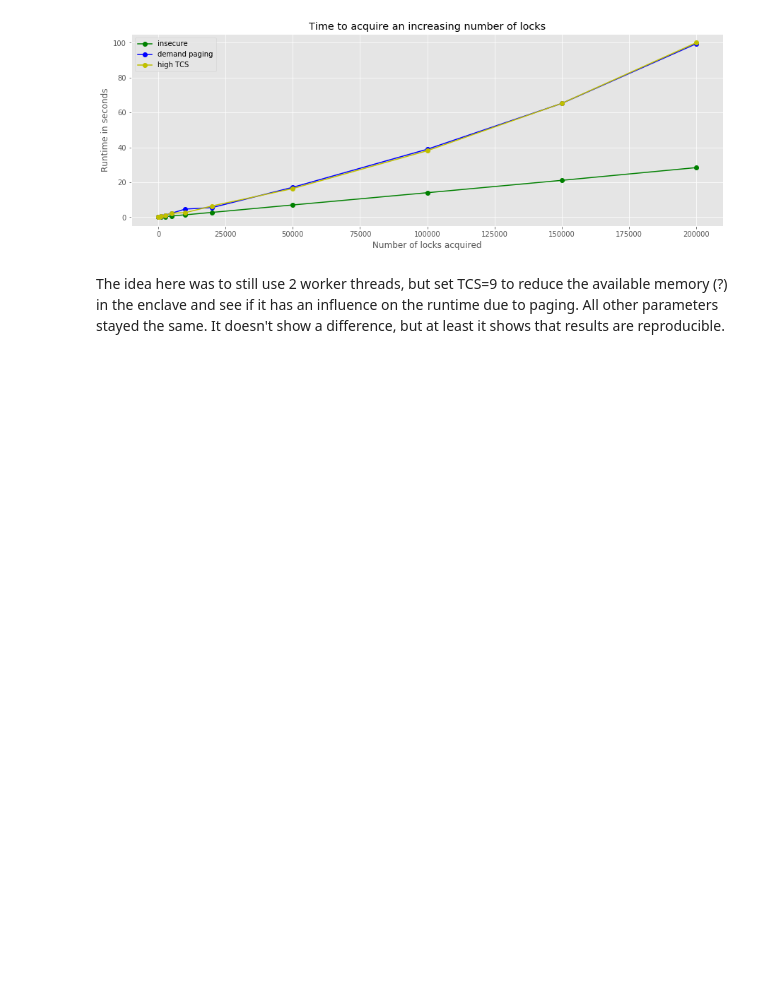
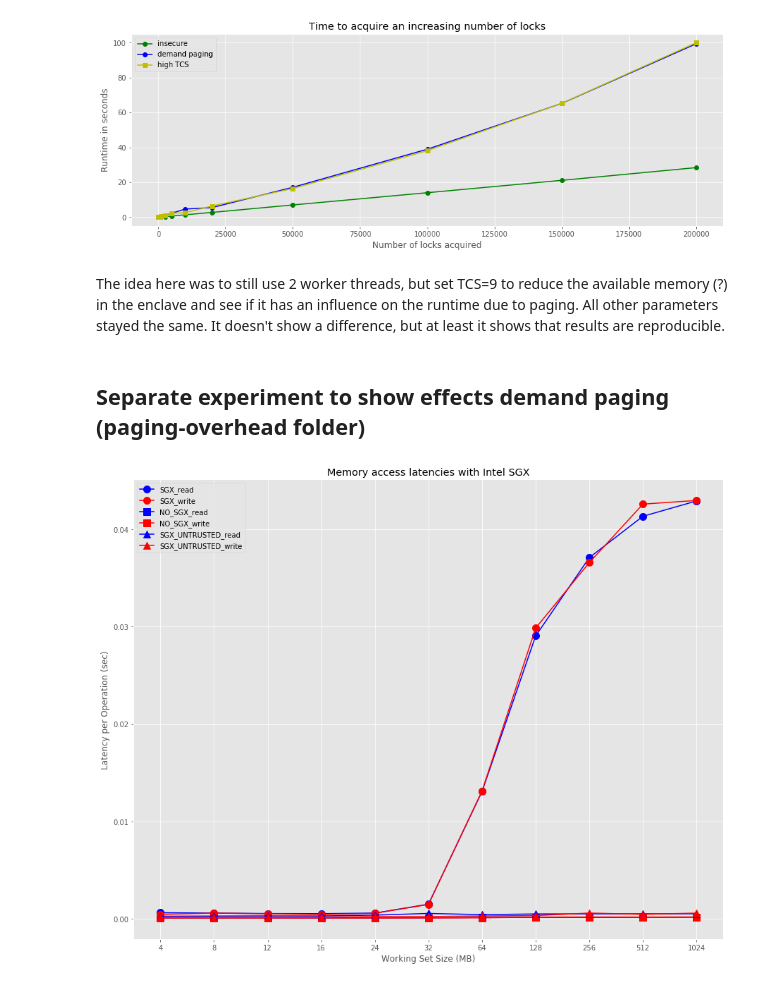
Before and after one commit to shangsuru/verifiable-lockmanager, a Jupyter notebook: benchmark/evaluation/evaluation.ipynb, the cells around one changed output. Drawn from its saved outputs; the diff is of its cells as text; code cells hidden in the pictures; blank space fills up the shorter version.

Commit message:
TDBT-231 Paging SGX experiment

```diff
--- a/benchmark/evaluation/evaluation.ipynb
+++ b/benchmark/evaluation/evaluation.ipynb
@@ -294,3 +294,30 @@ plt.show()
 [figure]
 # %% [markdown]
 The idea here was to still use 2 worker threads, but set TCS=9 to reduce the available memory (?) in the enclave and see if it has an influence on the runtime due to paging. All other parameters stayed the same. It doesn't show a difference, but at least it shows that results are reproducible.
+# %% [markdown]
+## Separate experiment to show effects demand paging (paging-overhead folder)
+# %%
+# gathered data
+working_set_size_mb = ['4', '8', '12', '16', '24', '32', '64', '128', '256', '512', '1024']
+SGX_latency_per_read_ns = [0.000613, 0.000574, 0.000529, 0.000519, 0.000574, 0.001490, 0.013078, 0.029058, 0.037102, 0.041350, 0.042926]
+SGX_latency_per_write_ns = [0.000444, 0.000574, 0.000506, 0.000434, 0.000555, 0.001464, 0.013131, 0.029865, 0.036589, 0.042600, 0.042979]
+NOSGX_latency_per_read_ns = [0.000059, 0.000064, 0.000068, 0.000066, 0.000070, 0.000085, 0.000124, 0.000141, 0.000138, 0.000142, 0.000151]
+NOSGX_latency_per_write_ns = [0.000058, 0.000060, 0.000061, 0.000062, 0.000064, 0.000071, 0.000087, 0.000160, 0.000168, 0.000161, 0.000176]
+SGX_UNTRUSTED_latency_per_read_ns = [0.000249, 0.000268, 0.000282, 0.000277, 0.000366, 0.000541, 0.000416, 0.000491, 0.000498, 0.000503, 0.000508]
+SGX_UNTRUSTED_latency_per_write_ns = [0.000121, 0.000125, 0.000129, 0.000129, 0.000212, 0.000218, 0.000277, 0.000321, 0.000578, 0.000453, 0.000571]
+
+fig = plt.figure(figsize=(15, 12))
+ax = fig.add_subplot(111)
+ax.plot(working_set_size_mb, SGX_latency_per_read_ns, "bo-", label="SGX_read", ms=10)
+ax.plot(working_set_size_mb, SGX_latency_per_write_ns, "ro-", label="SGX_write", ms=10)
+ax.plot(working_set_size_mb, NOSGX_latency_per_read_ns, "bs-", label="NO_SGX_read", ms=10)
+ax.plot(working_set_size_mb, NOSGX_latency_per_write_ns, "rs-", label="NO_SGX_write", ms=10)
+ax.plot(working_set_size_mb, SGX_UNTRUSTED_latency_per_read_ns, "b^-", label="SGX_UNTRUSTED_read", ms=10)
+ax.plot(working_set_size_mb, SGX_UNTRUSTED_latency_per_write_ns, "r^-", label="SGX_UNTRUSTED_write", ms=10)
+plt.legend()
+plt.title("Memory access latencies with Intel SGX")
+plt.xlabel("Working Set Size (MB)")
+plt.ylabel("Latency per Operation (sec)")
+plt.show()
+# %% [output]
+[figure, added]
```
Also changed, not shown: parts of 1 cell of this notebook.
